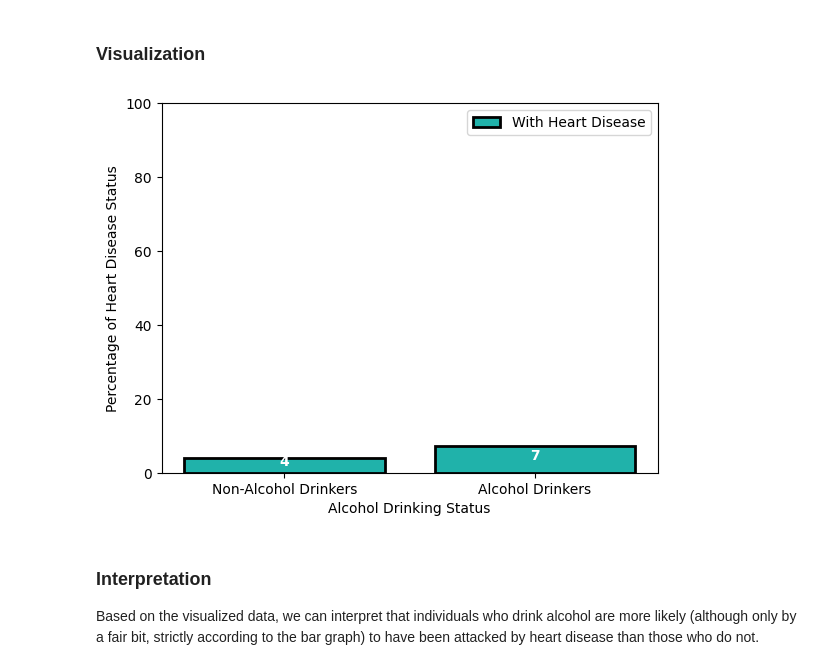
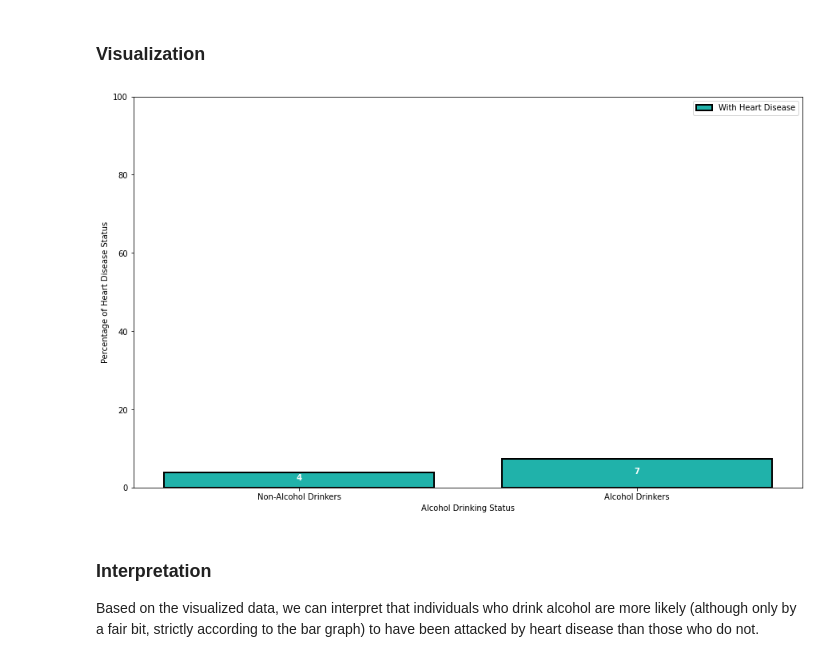
Before and after one commit to briangabini/csmodel, a Jupyter notebook: csmodel-project.ipynb, the cells around one changed output. Saved outputs shown, nothing was run; the diff lists cells and outputs as text; code cells hidden in the pictures.

```diff
--- a/csmodel-project.ipynb
+++ b/csmodel-project.ipynb
@@ -464,7 +477,7 @@ for i in range(len(groups)):
         (temp_arr[i].value_counts(normalize=True) * 100).values[1])
 # %%
 # Use Stacked bar chart - https://python-charts.com/part-whole/stacked-bar-chart-matplotlib/
-fig, ax = plt.subplots()
+fig, ax = plt.subplots(figsize=(15, 6))
 
 # configure the bars/handles to represent data
 ax.bar(groups, with_heart_disease_values, edgecolor="black",
@@ -477,7 +490,7 @@ ax.legend(handles[::-1], labels[::-1], loc='upper right')
 
 # Set the axis labels
 ax.set_ylabel("Percentage of Participants with Heart Disease")
-ax.set_xlabel("Alcohol Drinking Status")
+ax.set_xlabel("Age Marker")
 
 ax.set_ylim(0, 100)
 
@@ -488,7 +501,6 @@ for bar in ax.patches:
             round(bar.get_height()), ha='center',
             color='white', weight='bold', size=10)
 
-
 # show the plot
 plt.show()
 # %% [output]
@@ -606,7 +620,7 @@ for i in range(len(groups)):
 ## Visualization
 # %%
 # Use Stacked bar chart - https://python-charts.com/part-whole/stacked-bar-chart-matplotlib/
-fig, ax = plt.subplots()
+fig, ax = plt.subplots(figsize=(15, 9))
 
 # configure the bars/handles to represent data
 ax.bar(groups, never_smoked_values, edgecolor="black",
@@ -692,34 +707,34 @@ for i in range(len(groups)):
         (temp_arr[i].value_counts(normalize=True) * 100).values[1])
 # %%
 # Use Stacked bar chart - https://python-charts.com/part-whole/stacked-bar-chart-matplotlib/
-fig, ax = plt.subplots()
+fig, ax = plt.subplots(figsize=(15, 9))
 
 # configure the bars/handles to represent data
 ax.bar(groups, with_heart_disease_values, edgecolor="black",
        linewidth=2, color="lightseagreen", label="With Heart Disease")
 
 # get the handles and labels using get_legend_handles_labels()
 handles, labels = ax.get_legend_handles_labels()
 # reverse the order of the labels and handles
 ax.legend(handles[::-1], labels[::-1], loc='upper right')
 
 ax.set_ylim(0, 100)
 
 # Set the axis labels
 ax.set_ylabel("Percentage of Heart Disease Status")
 ax.set_xlabel("Alcohol Drinking Status")
 
 # Label the specific bars with the corresponding data (percentage in this case)
 for bar in ax.patches:
     ax.text(bar.get_x() + bar.get_width() / 2,
             bar.get_height() / 2 + bar.get_y(),
             round(bar.get_height()), ha='center',
             color='white', weight='bold', size=10)
 
 # show the plot
 plt.show()
 # %% [output]
-[figure, old version]
+[figure, new version]
 # %% [markdown]
 ### Interpretation
 
```
Also changed, not shown: parts of 19 cells of this notebook, 2 other files.
